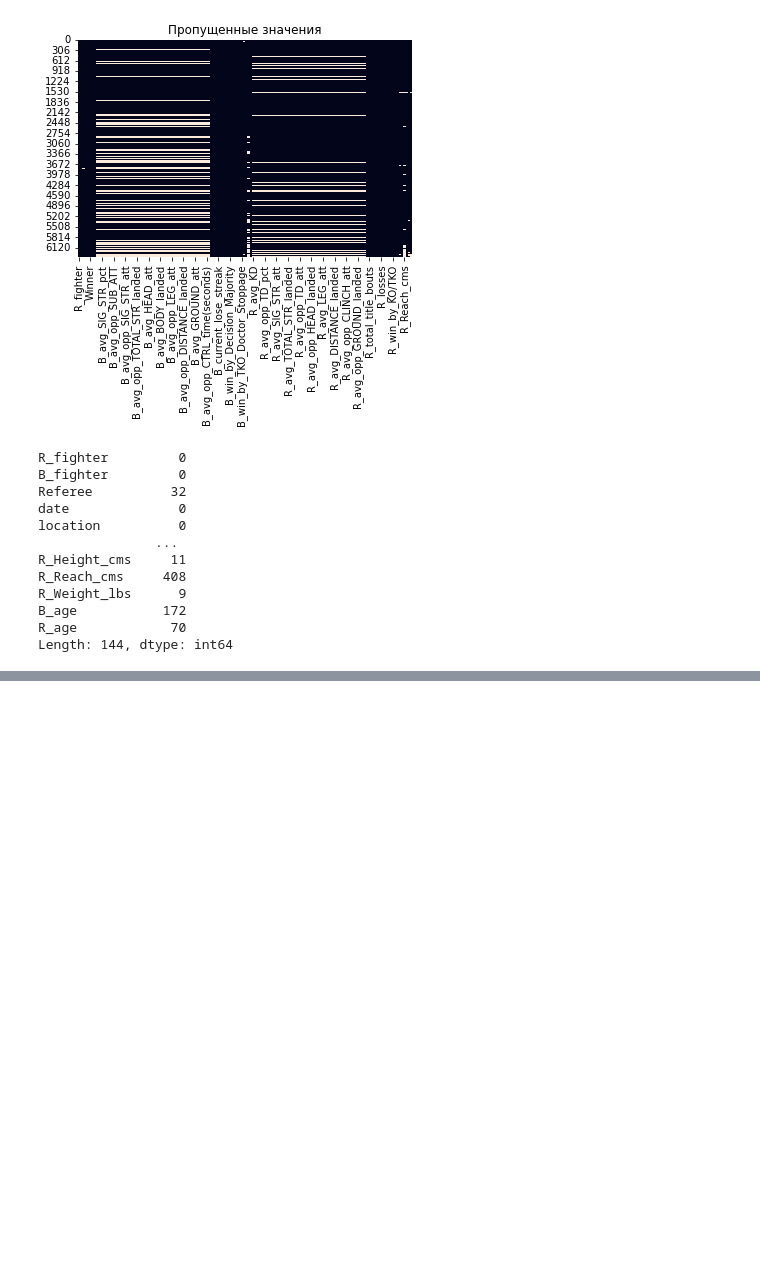
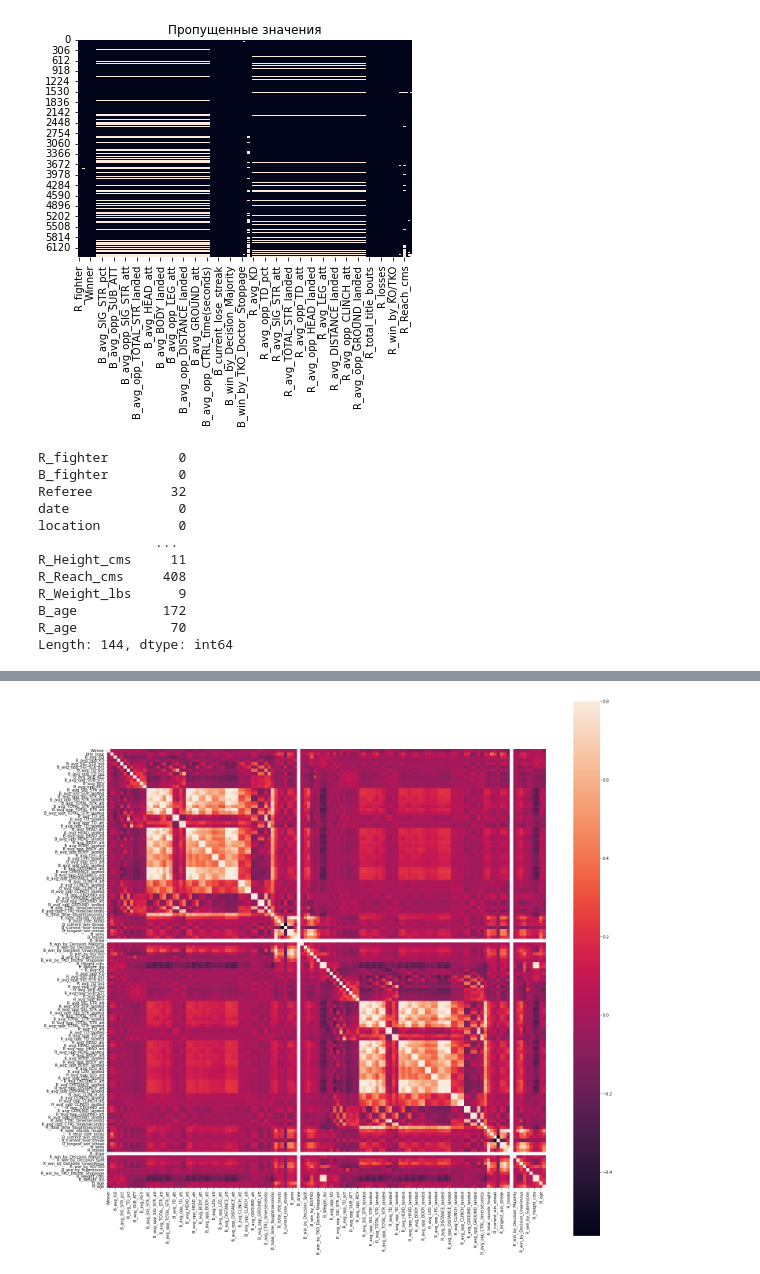
Before and after one commit to matyuha-sergej/ML-UFC, a Jupyter notebook: UFC270-predication.ipynb, the cells around one changed output, grey strips where cells are left out. Cells and saved outputs as stored; diff of their text form; code cells hidden in the pictures; blank space fills up the shorter version.

```diff
--- a/UFC270-predication.ipynb
+++ b/UFC270-predication.ipynb
@@ -121,0 +183,12 @@ memory usage: 5.4+ MB
+# %%
+""""
+def get_renamed_winner(row):
+    if row['Winner']== "Red":
+        return row['R_fighter']
+    elif row['Winner']=="Blue":
+        return row['B_fighter']
+    elif row['Winner'] == 'Draw':
+        return 'Draw'
+
+data2['Winner'] = data2[['R_fighter', 'B_fighter', 'Winner']].apply(get_renamed_winner, axis=1)
+"""
@@ -121,0 +197,11 @@ memory usage: 5.4+ MB
+# %%
+
+def get_renamed_winner(row):
+    if row['Winner']== "Red":
+        return 1
+    elif row['Winner']=="Blue":
+        return 0
+    elif row['Winner'] == 'Draw':
+        return 2
+
+data['Winner'] = data[['R_fighter', 'B_fighter', 'Winner']].apply(get_renamed_winner, axis=1)
@@ -121,0 +218,6 @@ memory usage: 5.4+ MB
+# %%
+corrmat = data.corr()
+f, ax = plt.subplots(figsize=(25, 25))
+sns.heatmap(corrmat, vmax=.8, square=True);
+# %% [output]
+[figure, added]
```
Also changed, not shown: parts of 39 cells of this notebook.
